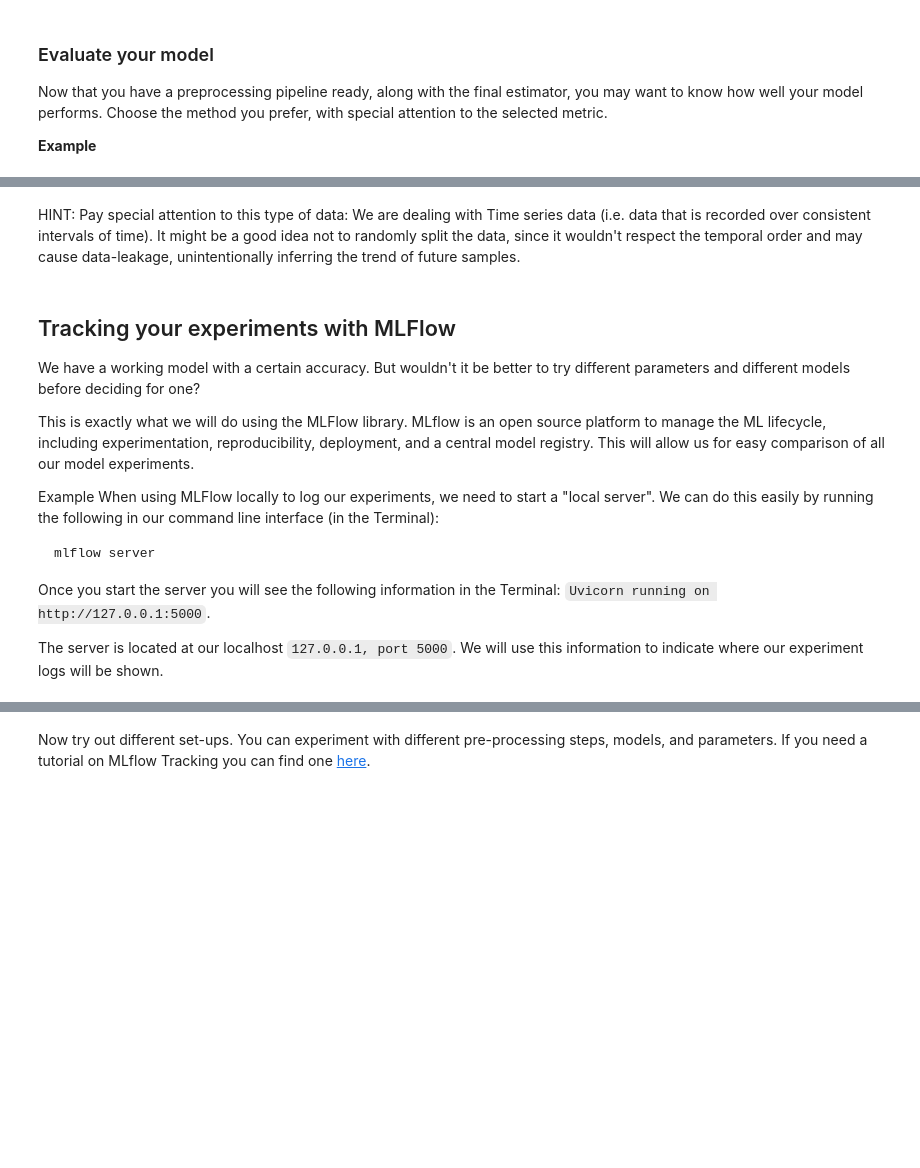
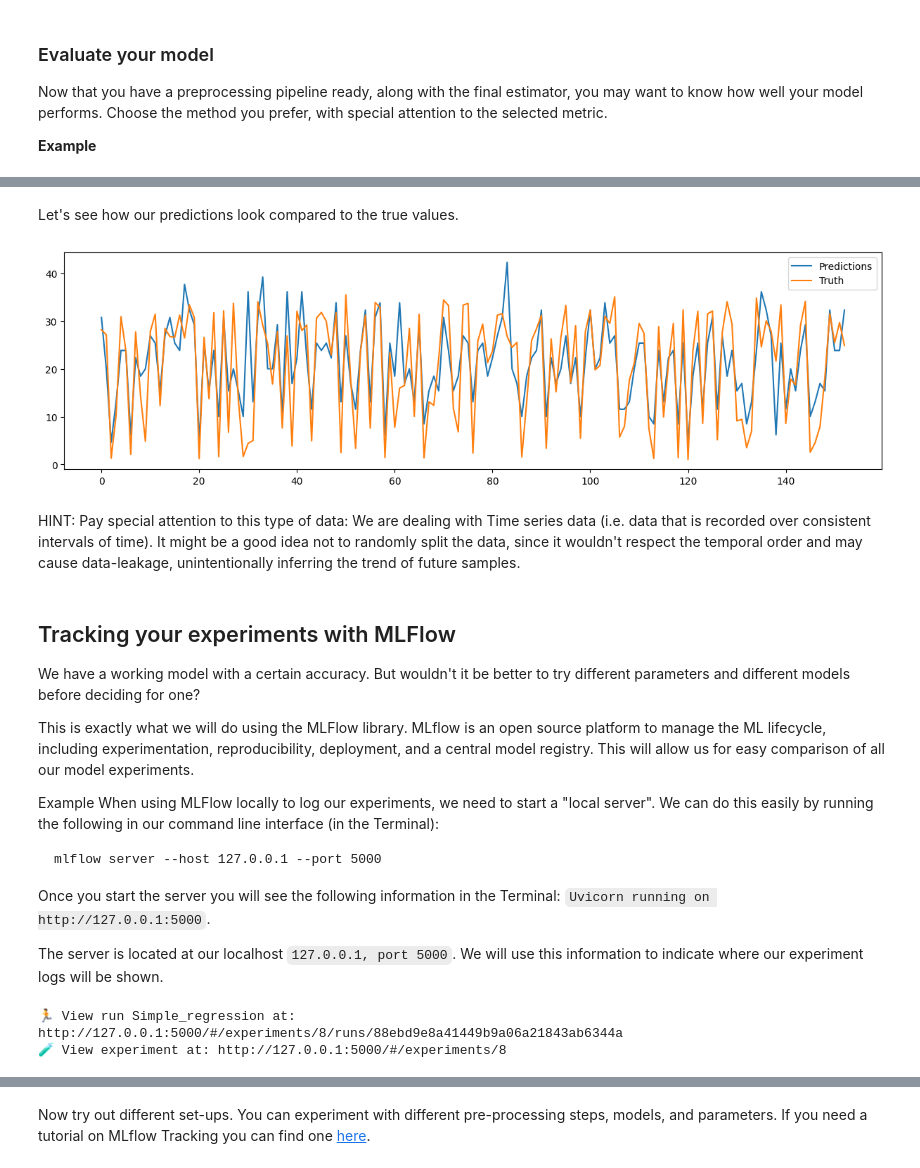
Before and after one commit to LSDA-BDM/Assignment-MLflow, a Jupyter notebook: exploration.ipynb, the cells around one changed output, grey strips where cells are left out. Cells and saved outputs as stored; diff of their text form; code cells hidden in the pictures; blank space fills up the shorter version.

Commit message:
added instruct for registering, removed cross val, added experiment name

````diff
--- a/exploration.ipynb
+++ b/exploration.ipynb
@@ -217,3 +238,15 @@ print(mae)
+# %% [markdown]
+Let's see how our predictions look compared to the true values.
+# %%
+predictions = pipeline_example.predict(X_test)
+
+plt.figure(figsize=(15, 4))
+plt.plot(np.arange(len(predictions)), predictions, label="Predictions")
+plt.plot(np.arange(len(y_test)), y_test, label="Truth")
+plt.legend()
+plt.show()
+# %% [output]
+[figure, added]
 # %% [markdown]
 HINT: Pay special attention to this type of data: We are dealing with Time series data (i.e. data that is recorded over consistent intervals of time). It might be a good idea not to randomly split the data, since it wouldn't respect the temporal order and may cause data-leakage, unintentionally inferring the trend of future samples.
 # %%
@@ -229,7 +262,7 @@ Example
 When using MLFlow locally to log our experiments, we need to start a "local server". We can do this easily by running the following in our command line interface (in the Terminal):
 
 ```
-mlflow server
+mlflow server --host 127.0.0.1 --port 5000
 ```
 
 Once you start the server you will see the following information in the Terminal: `Uvicorn running on http://127.0.0.1:5000`.
@@ -256,6 +289,9 @@ with mlflow.start_run(run_name=run_name) as run:
     mae = mean_absolute_error(predictions, y_test)
 
     mlflow.log_metric("MAE", mae)
+# %% [output]
+🏃 View run Simple_regression at: http://127.0.0.1:5000/#/experiments/8/runs/88ebd9e8a41449b9a06a21843ab6344a
+🧪 View experiment at: http://127.0.0.1:5000/#/experiments/8
 # %% [markdown]
 In the example above you can see that:
 - we are using `sklearn.autolog()` to automatically log `scikit-learn` specific metrics
````
Also changed, not shown: parts of 11 cells of this notebook, 4 other files.
